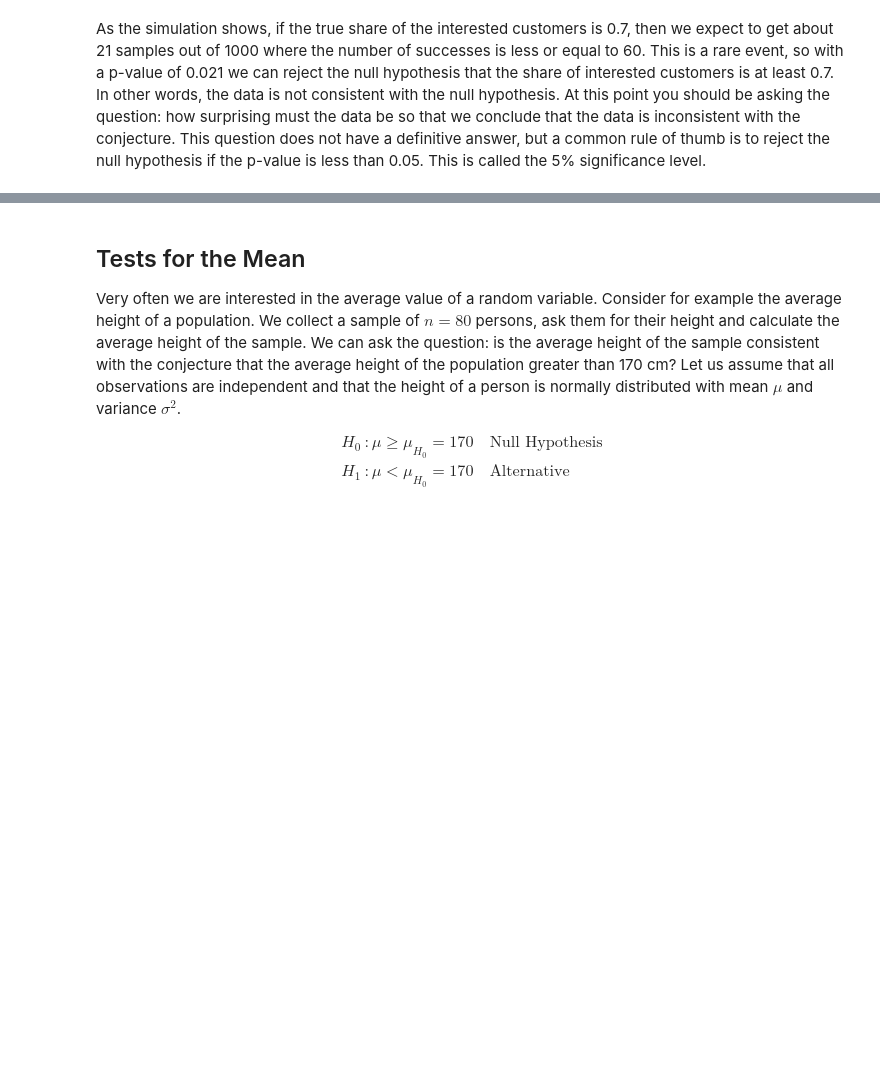
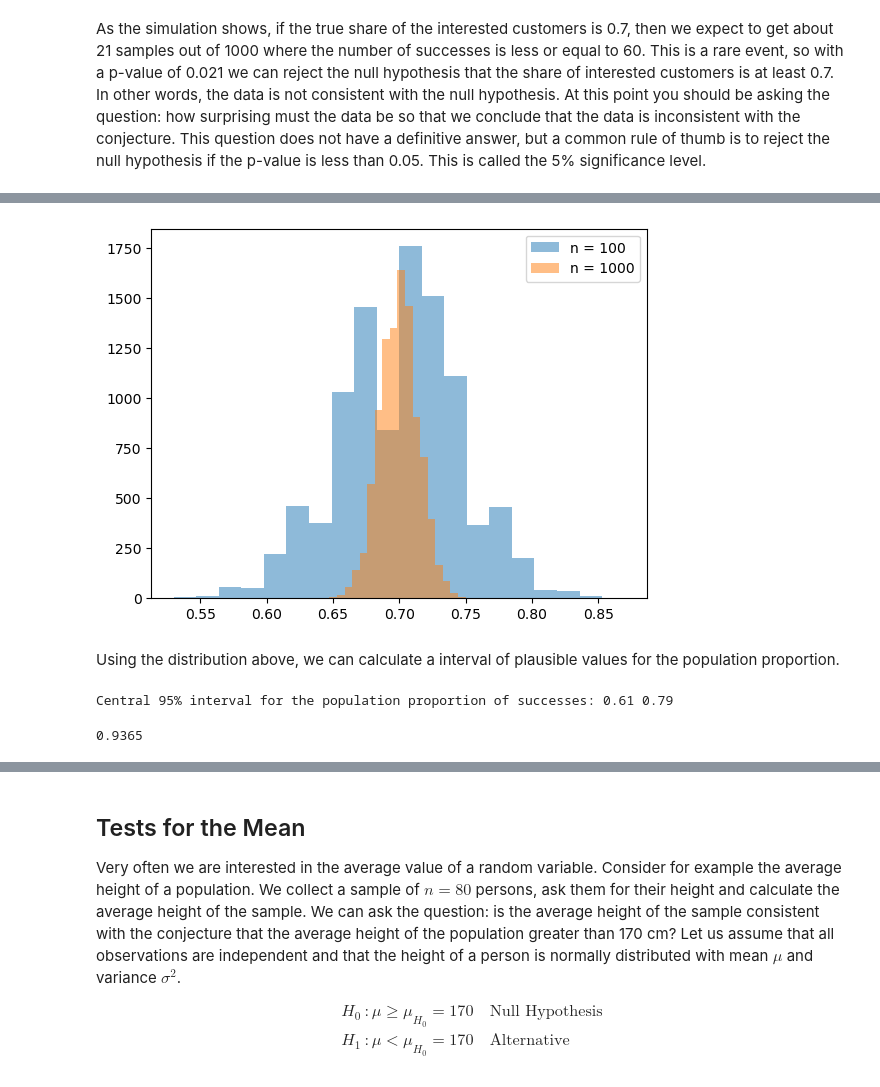
Before and after one commit to febse/stat2024, a Jupyter notebook: 13-Testing.ipynb, the cells around one changed output, grey strips where cells are left out. Saved outputs shown, nothing was run; the diff lists cells and outputs as text; code cells hidden in the pictures; blank space fills up the shorter version.

```diff
--- a/13-Testing.ipynb
+++ b/13-Testing.ipynb
@@ -61,12 +61,13 @@ We have seen that the probability to observe 60 or fewer interested customers in
 # %%
 ## Generate a sample of 1000 binomial random variables, each showing the number of successes in 100 trials
 
-sample = np.random.binomial(n, p, size = 1000)
+sample100 = np.random.binomial(n, p, size = 10000)
+
 # Print the first 20 samples
-print(sample[0:20])
-print("Mean of the samples:", np.mean(sample))
+print(sample100[0:20])
+print("Mean of the samples:", np.mean(sample100))
 
 # Now we can count the number of samples with less or equal to 60 successes
 
-print("Number of samples with less or equal to 60 successes:", np.sum(sample <= 60))
+print("Number of samples with less or equal to 60 successes:", np.sum(sample100 <= 60))
 # %% [output]
@@ -81,0 +90,34 @@ As the simulation shows, if the true share of the interested customers is 0.7, t
+# %%
+# Visualize the distribution of the samples
+
+import matplotlib.pyplot as plt
+
+n1000 = 1000
+sample1000 = np.random.binomial(n1000, p, size = 10000)
+
+# Create two histograms for the two samples
+
+plt.hist(sample100 / n, bins = 20, alpha = 0.5, label = "n = 100")
+plt.hist(sample1000 / n1000, bins = 20, alpha = 0.5, label = "n = 1000")
+plt.legend(loc = "upper right")
+plt.show()
+# %% [output]
+[figure, added]
+# %% [markdown]
+Using the distribution above, we can calculate a interval of plausible values for the population proportion.
+# %%
+# Central 95% interval for the population proportion of successes
+
+# Calculate the 0.025 and 0.975 quantiles of the distribution of the samples
+
+q_025 = np.quantile(sample100 / n, 0.025)
+q_975 = np.quantile(sample100 / n, 0.975)
+
+print("Central 95% interval for the population proportion of successes:", q_025, q_975)
+
+# About 95 percent of the samples have a proportion of successes between 0.61 and 0.79
+
+np.mean((sample100 / n > q_025) & (sample100 / n < q_975))
+# %% [output]
+Central 95% interval for the population proportion of successes: 0.61 0.79
+0.9365
```
Also changed, not shown: parts of 13 cells of this notebook.
